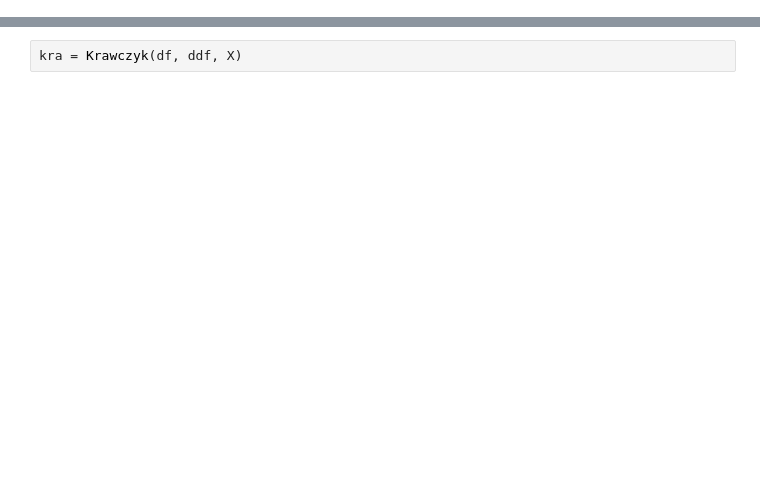
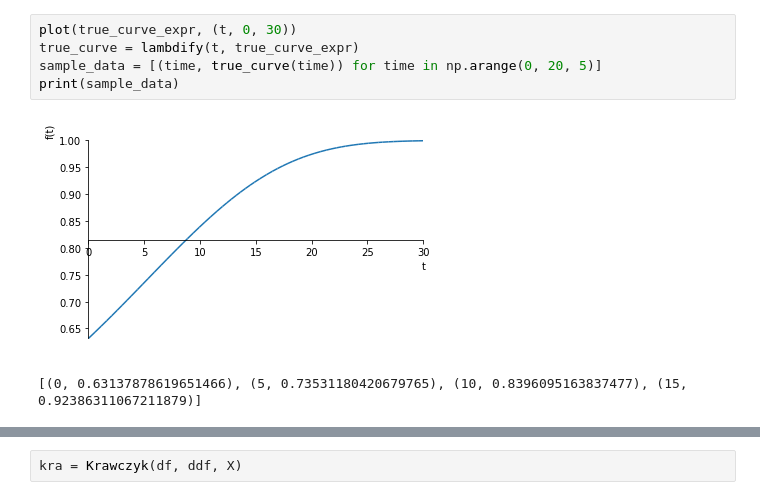
Before and after one commit to tkda-h3/interval-newton-method, a Jupyter notebook: gompertz_curve_regression.ipynb, the cells around one changed output, grey strips where cells are left out. Cells and saved outputs as stored; diff of their text form; blank space fills up the shorter version.

```diff
--- a/gompertz_curve_regression.ipynb
+++ b/gompertz_curve_regression.ipynb
@@ -68,0 +44,8 @@ f_expr = loss_expr
+# %%
+plot(true_curve_expr, (t, 0, 30))
+true_curve = lambdify(t, true_curve_expr)
+sample_data = [(time, true_curve(time)) for time in np.arange(0, 20, 5)]
+print(sample_data)
+# %% [output]
+[figure, added]
+[(0, 0.63137878619651466), (5, 0.73531180420679765), (10, 0.8396095163837477), (15, 0.92386311067211879)]
```
Also changed, not shown: parts of 15 cells of this notebook, 5 other files.
